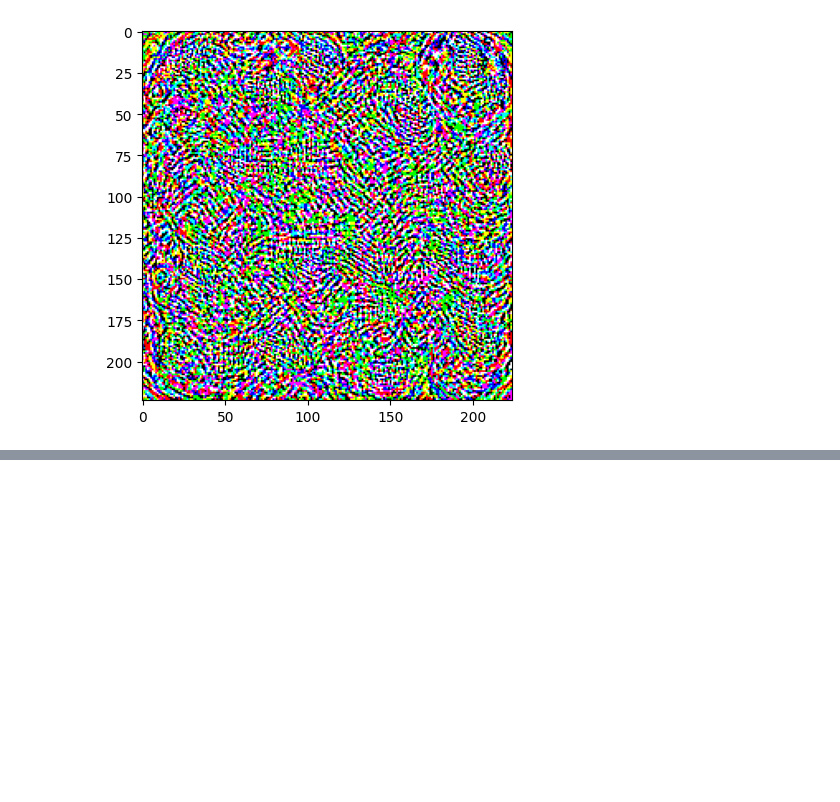
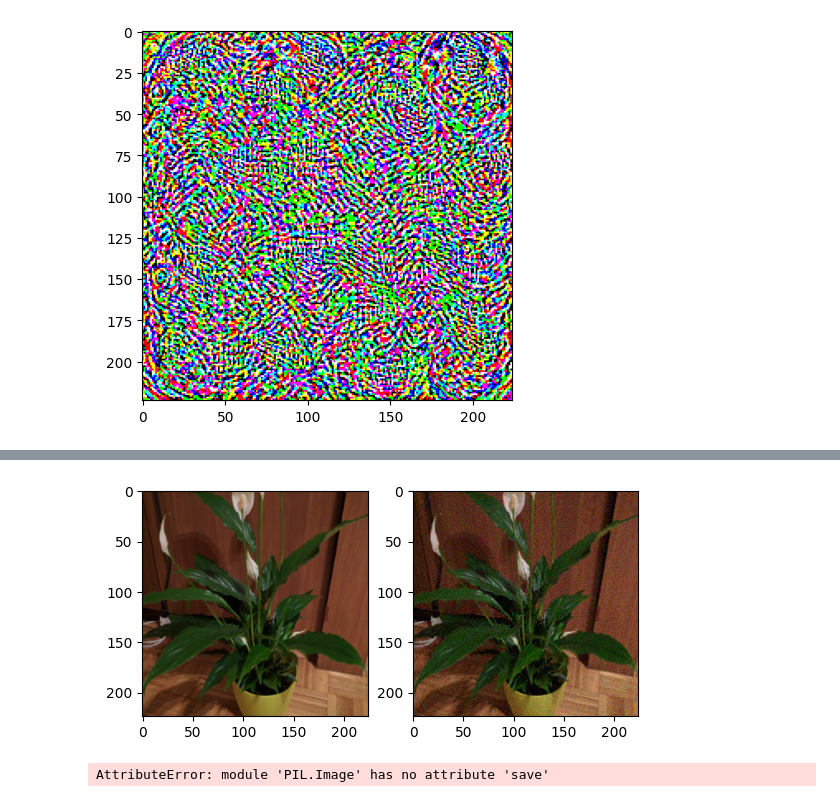
Before and after one commit to peregoniccolo/universal, a Jupyter notebook: python/visualize.ipynb, the cells around one changed output, grey strips where cells are left out. Drawn from its saved outputs; the diff is of its cells as text; code cells hidden in the pictures; blank space fills up the shorter version.

```diff
--- a/python/visualize.ipynb
+++ b/python/visualize.ipynb
@@ -20,0 +49,39 @@ Clipping input data to the valid range for imshow with RGB data ([0..1] for floa
+# %%
+from PIL import Image
+
+clipped_pert = np.clip(undo_image_avg(img + universal_img), 0, 255) - np.clip(
+    undo_image_avg(img), 0, 255
+)
+img_with_pert = img + clipped_pert
+
+plt.figure()
+plt.subplot(1, 2, 1)
+plt.imshow(
+    undo_image_avg(img).astype(dtype="uint8"),
+    interpolation=None,
+)
+plt.subplot(1, 2, 2)
+plt.imshow(
+    undo_image_avg(img_with_pert).astype(dtype="uint8"),
+    interpolation=None,
+)
+plt.show()
+
+# Image.save('imgs/pot.png', undo_image_avg(img))
+# Image.save('imgs/pot_with_pert.png', undo_image_avg(img_with_pert))
+
+plt.figure()
+plt.subplot(1, 2, 1)
+plt.imshow(
+    universal_img.astype(dtype="uint8"),
+    interpolation=None,
+)
+plt.subplot(1, 2, 2)
+plt.imshow(
+    clipped_pert.astype(dtype="uint8"),
+    interpolation=None,
+)
+plt.show()
+# %% [output]
+[figure, added]
+AttributeError: module 'PIL.Image' has no attribute 'save'
```
Also changed, not shown: parts of 1 cell of this notebook, 6 other files.
